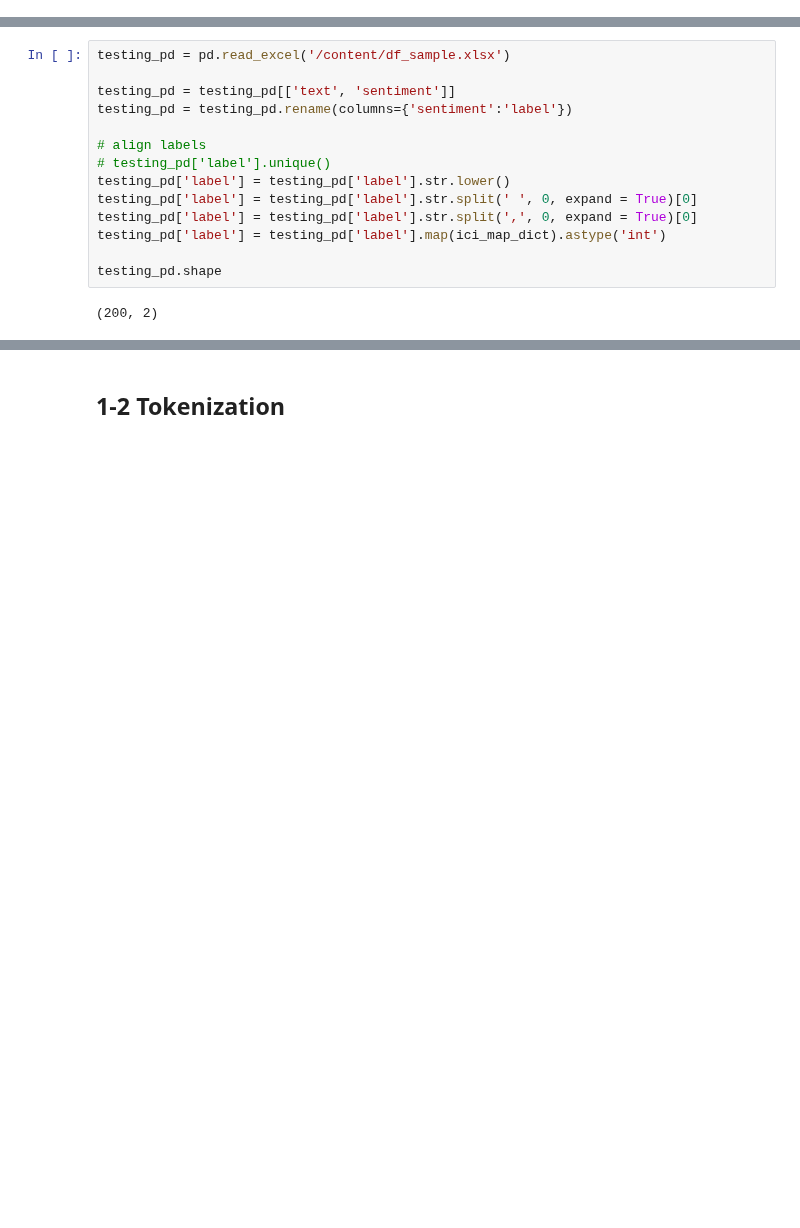
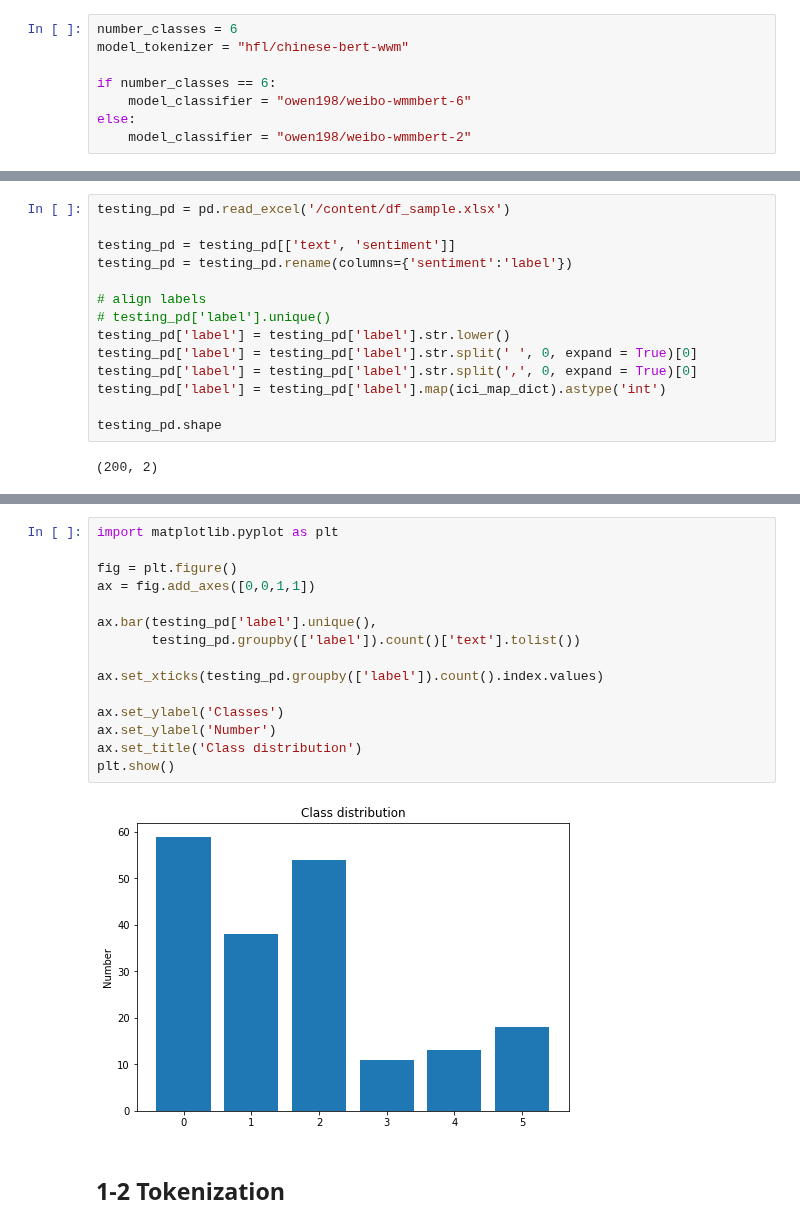
Before and after one commit to advapplab/sentiment_analysis_election_2022, a Jupyter notebook: weibo_wmmBERT_testing_6.ipynb, the cells around one changed output, grey strips where cells are left out. Drawn from its saved outputs; the diff is of its cells as text; blank space fills up the shorter version.

```diff
--- a/weibo_wmmBERT_testing_6.ipynb
+++ b/weibo_wmmBERT_testing_6.ipynb
@@ -30,3 +32,11 @@ Requirement already satisfied: chardet<4,>=3.0.2 in /usr/local/lib/python3.7/dis
+# %%
+number_classes = 6
+model_tokenizer = "hfl/chinese-bert-wwm"
+
+if number_classes == 6:
+    model_classifier = "owen198/weibo-wmmbert-6"
+else:
+    model_classifier = "owen198/weibo-wmmbert-2"
 # %% [markdown]
 # 1 Load Dataset
 # %% [markdown]
@@ -106,3 +121,20 @@ num_label
+# %%
+import matplotlib.pyplot as plt
+
+fig = plt.figure()
+ax = fig.add_axes([0,0,1,1])
+
+ax.bar(testing_pd['label'].unique(),
+       testing_pd.groupby(['label']).count()['text'].tolist())
+
+ax.set_xticks(testing_pd.groupby(['label']).count().index.values)
+
+ax.set_ylabel('Classes')
+ax.set_ylabel('Number')
+ax.set_title('Class distribution')
+plt.show()
+# %% [output]
+[figure, added]
 # %% [markdown]
 ## 1-2 Tokenization
 # %%
```
Also changed, not shown: parts of 11 cells of this notebook.
